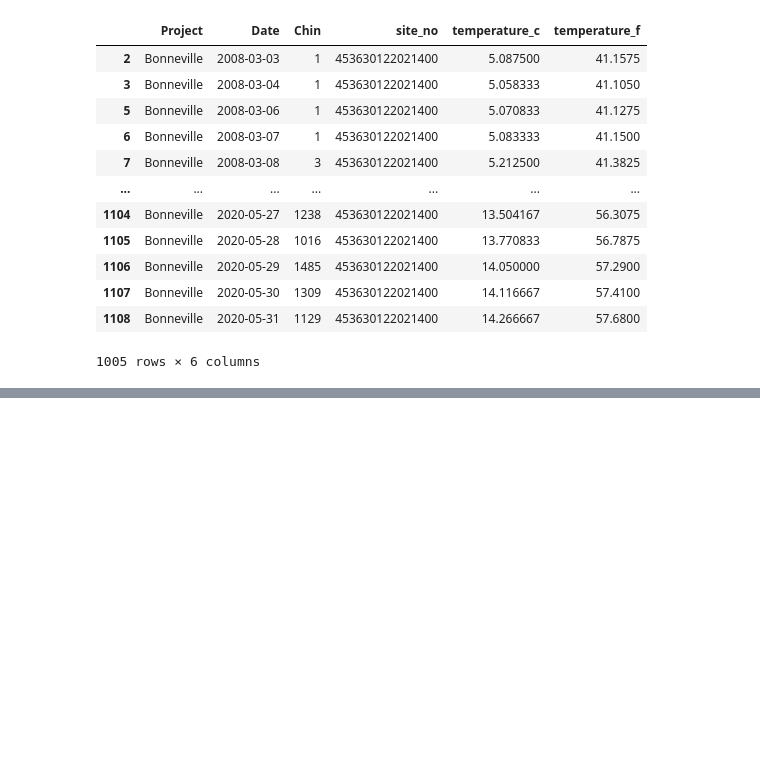
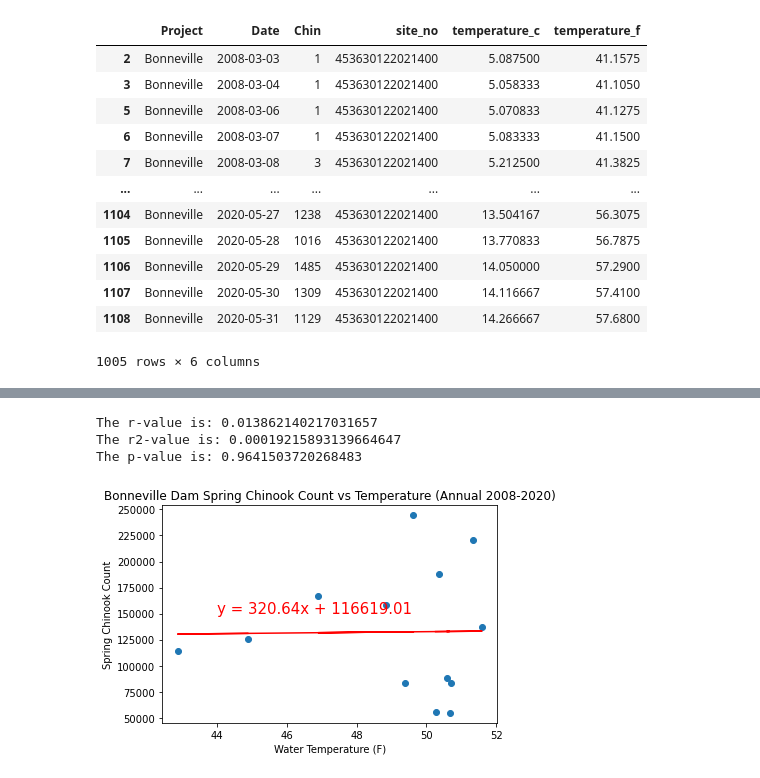
Before and after one commit to jayhjman/bootcamp-project1, a Jupyter notebook: Below-Bonneville-Visual-Daily.ipynb, the cells around one changed output, grey strips where cells are left out. Drawn from its saved outputs; the diff is of its cells as text; code cells hidden in the pictures; blank space fills up the shorter version.

```diff
--- a/Below-Bonneville-Visual-Daily.ipynb
+++ b/Below-Bonneville-Visual-Daily.ipynb
@@ -322,0 +389,3 @@ The p-value is: 3.741386904825006e-43
+# %%
+merged_clean_below_bonneville_dodson_temp_mean_df[['Year','Month','Day']] = merged_clean_below_bonneville_dodson_temp_mean_df['Date'].str.split('-', expand=True)
+merged_clean_below_bonneville_dodson_temp_mean_df
@@ -322,0 +406,6 @@ The p-value is: 3.741386904825006e-43
+# %%
+merged_annual_clean_below_bonneville_dodson_temp_mean_df= merged_clean_below_bonneville_dodson_temp_mean_df.groupby("Year").mean()
+merged_annual_clean_below_bonneville_dodson_temp_mean_df = merged_annual_clean_below_bonneville_dodson_temp_mean_df.reset_index()
+merged_annual_clean_below_bonneville_dodson_temp_mean_df = merged_annual_clean_below_bonneville_dodson_temp_mean_df[["Year","site_no","temperature_c","temperature_f"]]
+merged_annual_clean_below_bonneville_dodson_temp_mean_df["Year"] = merged_annual_clean_below_bonneville_dodson_temp_mean_df["Year"].astype('int')
+merged_annual_clean_below_bonneville_dodson_temp_mean_df
@@ -322,0 +427,3 @@ The p-value is: 3.741386904825006e-43
+# %%
+merged_annual_bonneville_salmon_data_df = pd.merge(yearly_bonneville_salmon_df, merged_annual_clean_below_bonneville_dodson_temp_mean_df, on="Year")
+merged_annual_bonneville_salmon_data_df
@@ -322,0 +445,25 @@ The p-value is: 3.741386904825006e-43
+# %%
+# Plot a scatter and regression of river depth and salmon counts to see if any correlation
+
+slope, intercept, rvalue, pvalue, stderr = linregress(merged_annual_bonneville_salmon_data_df["temperature_f"],
+                                                      merged_annual_bonneville_salmon_data_df["Chin"])
+regress_values =merged_annual_bonneville_salmon_data_df["temperature_f"] * slope + intercept
+line_eq = "y = " + str(round(slope,2)) + "x + " + str(round(intercept,2))
+print(f"The r-value is: {rvalue}")
+print(f"The r2-value is: {rvalue**2}")
+print(f"The p-value is: {pvalue}")
+
+fig, ax = plt.subplots()
+ax.set_xlabel("Water Temperature (F)")
+ax.set_ylabel("Spring Chinook Count")
+ax.set_title("Bonneville Dam Spring Chinook Count vs Temperature (Annual 2008-2020)")
+ax.annotate(line_eq, (44,150000), fontsize=15, color="red")
+ax.plot(merged_annual_bonneville_salmon_data_df["temperature_f"], regress_values, "r-")
+ax.scatter(merged_annual_bonneville_salmon_data_df["temperature_f"], merged_annual_bonneville_salmon_data_df["Chin"])
+plt.savefig(annual_image_path + "bonn_below_annual_scatter_temp.png")
+plt.show()
+# %% [output]
+The r-value is: 0.013862140217031657
+The r2-value is: 0.00019215893139664647
+The p-value is: 0.9641503720268483
+[figure, added]
```
Also changed, not shown: parts of 10 cells of this notebook, 6 other files.
